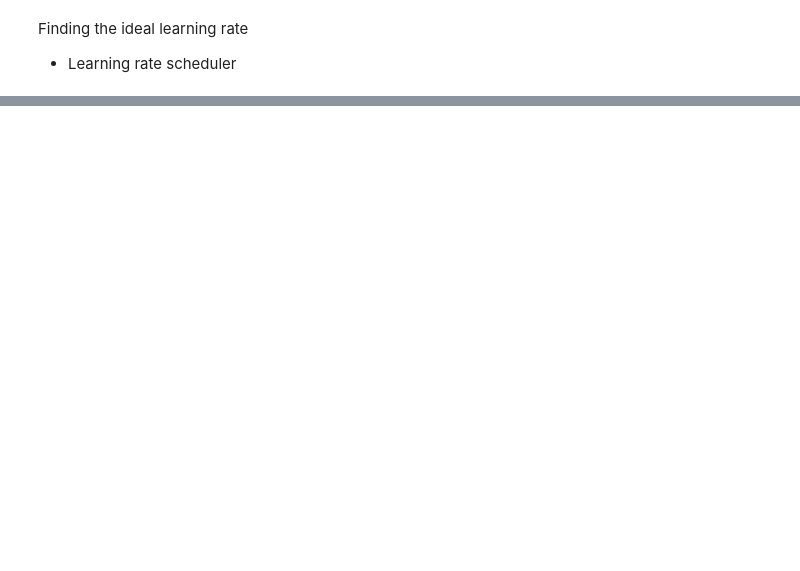
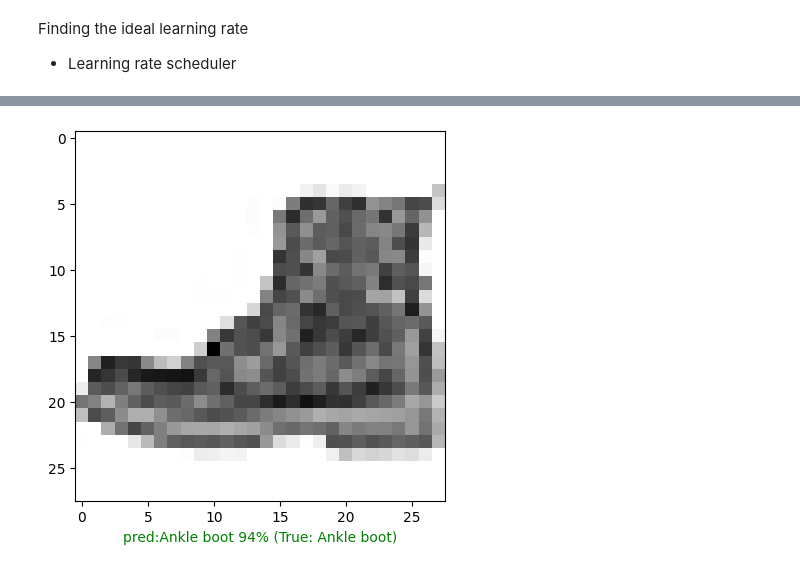
Before and after one commit to Phavour-EBEN/Personal-Deep-Learning-Lessons, a Jupyter notebook: 002_NN_Classification_Tensorflow/002_NN_Fashion_Mnist_Classification.ipynb, the cells around one changed output, grey strips where cells are left out. Saved outputs shown, nothing was run; the diff lists cells and outputs as text; code cells hidden in the pictures; blank space fills up the shorter version.

```diff
--- a/002_NN_Classification_Tensorflow/002_NN_Fashion_Mnist_Classification.ipynb
+++ b/002_NN_Classification_Tensorflow/002_NN_Fashion_Mnist_Classification.ipynb
@@ -214,16 +214,14 @@ model_norm_3.add(tf.keras.layers.Dense(10, activation='softmax'))
 # model compilation
 model_norm_3.compile(
     loss = tf.keras.losses.SparseCategoricalCrossentropy(),
-    optimizer = tf.keras.optimizers.Adam(0.003),
+    optimizer = tf.keras.optimizers.Adam(0.001),
     metrics = ['accuracy']
 )
-lr_scheduler = tf.keras.callbacks.LearningRateScheduler(lambda epoch: 1e-4*10**(epoch/20))
 # model training
-history_norm_3 = model_norm_2.fit(
+history_norm_3 = model_norm_3.fit(
     train_data_norm,
     train_label,
-    epochs=50,
-    validation_data = (test_data_norm,test_label),
-    callbacks=[lr_scheduler]
+    epochs=20,
+    validation_data = (test_data_norm,test_label)
 )
 # %% [output]
@@ -246,0 +359,26 @@ Epoch 16/50
+# %%
+import random
+
+def plot_random_image(model, images, true_labels, classes):
+    # setting the random number
+    random_int = random.randint(0, len(images))
+
+    # creating predictions on the random_int
+    pred_probs = model.predict((images[random_int]).reshape(1, 28,28))
+    pred_label = classes[pred_probs.argmax()]
+    true_label = classes[true_labels[random_int]]
+
+    # plotting the image
+    plt.imshow(images[random_int], cmap=plt.cm.binary)
+
+    # change the text color if the prediction matches the true label
+    if pred_label == true_label:
+        color = 'green'
+    else:
+        color = 'red'
+
+    plt.xlabel("pred:{} {:2.0f}% (True: {})".format(pred_label, tf.reduce_max(pred_probs)*100, true_label),
+                color=color)
+# %%
+plot_random_image(model_norm_3, test_data_norm, test_label, class_names)
+# %% [output]
@@ -246,0 +386 @@ Epoch 16/50
+[figure, added]
```
Also changed, not shown: parts of 23 cells of this notebook.
